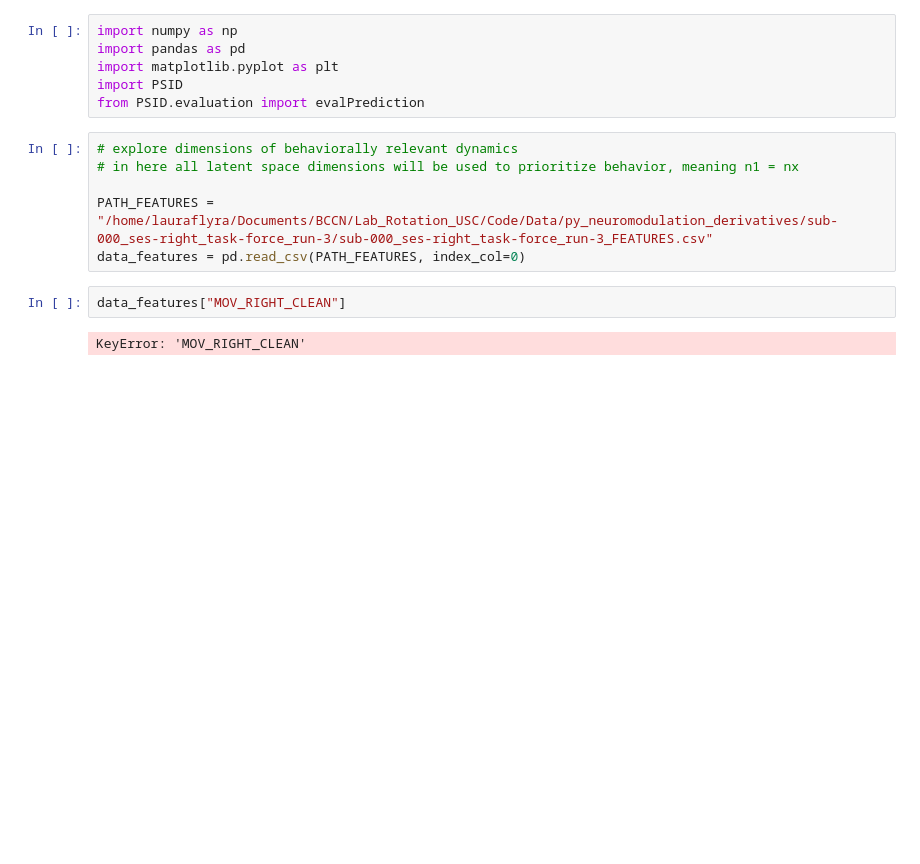
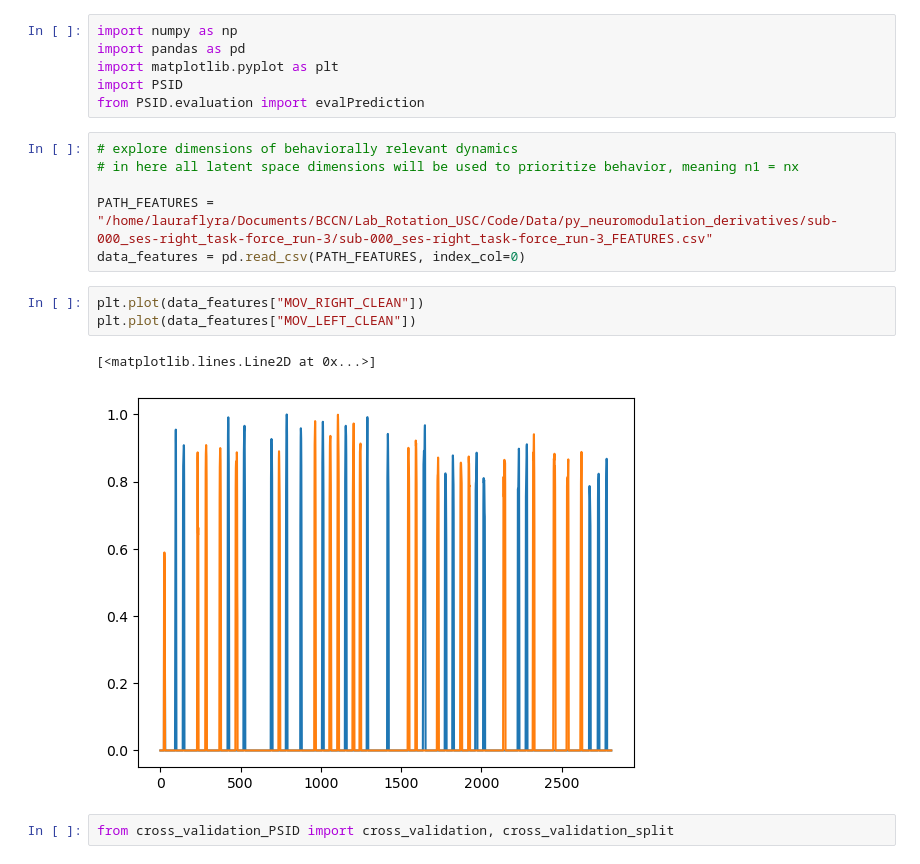
Before and after one commit to lauraflyra/BehaviorallyRelevantNeuralDynamicsWithPSID, a Jupyter notebook: src/explore_handness.ipynb, the cells around one changed output. Cells and saved outputs as stored; diff of their text form; blank space fills up the shorter version.

Commit message:
decoding of left and right hand grip movement

```diff
--- a/src/explore_handness.ipynb
+++ b/src/explore_handness.ipynb
@@ -10,7 +10,11 @@ from PSID.evaluation import evalPrediction
 
 PATH_FEATURES = "/home/lauraflyra/Documents/BCCN/Lab_Rotation_USC/Code/Data/py_neuromodulation_derivatives/sub-000_ses-right_task-force_run-3/sub-000_ses-right_task-force_run-3_FEATURES.csv"
 data_features = pd.read_csv(PATH_FEATURES, index_col=0)
-# %%
-data_features["MOV_RIGHT_CLEAN"]
-# %% [output]
-KeyError: 'MOV_RIGHT_CLEAN'
+# %%
+plt.plot(data_features["MOV_RIGHT_CLEAN"])
+plt.plot(data_features["MOV_LEFT_CLEAN"])
+# %% [output]
+[<matplotlib.lines.Line2D at 0x...>]
+[figure, added]
+# %%
+from cross_validation_PSID import cross_validation, cross_validation_split
```
Also changed, not shown: parts of 4 cells of this notebook.
